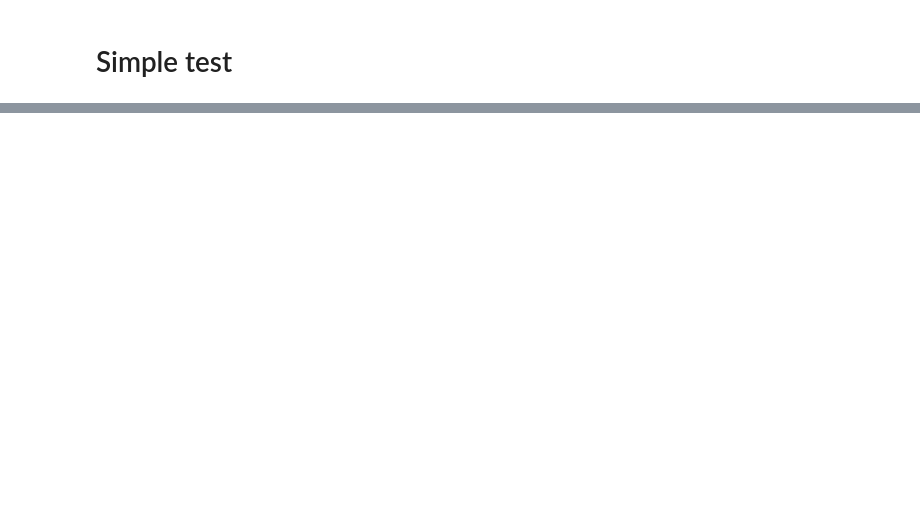
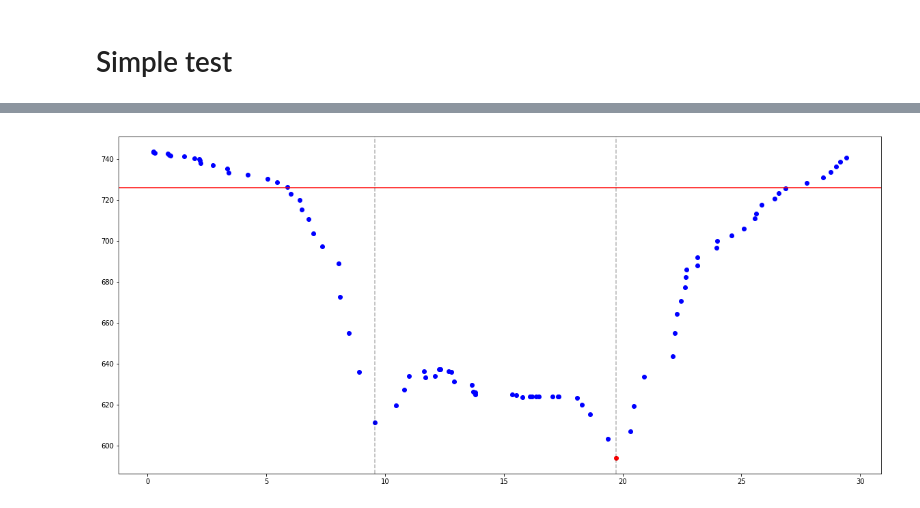
Before and after one commit to Ezibenroc/pycewise, a Jupyter notebook: demo.ipynb, the cells around one changed output, grey strips where cells are left out. Cells and saved outputs as stored; diff of their text form; code cells hidden in the pictures; blank space fills up the shorter version.

```diff
--- a/demo.ipynb
+++ b/demo.ipynb
@@ -39,0 +37,4 @@ plot_dataset(dataset)
+# %%
+reg.plot_error()
+# %% [output]
+[figure, added]
```
Also changed, not shown: parts of 20 cells of this notebook, 2 other files.
